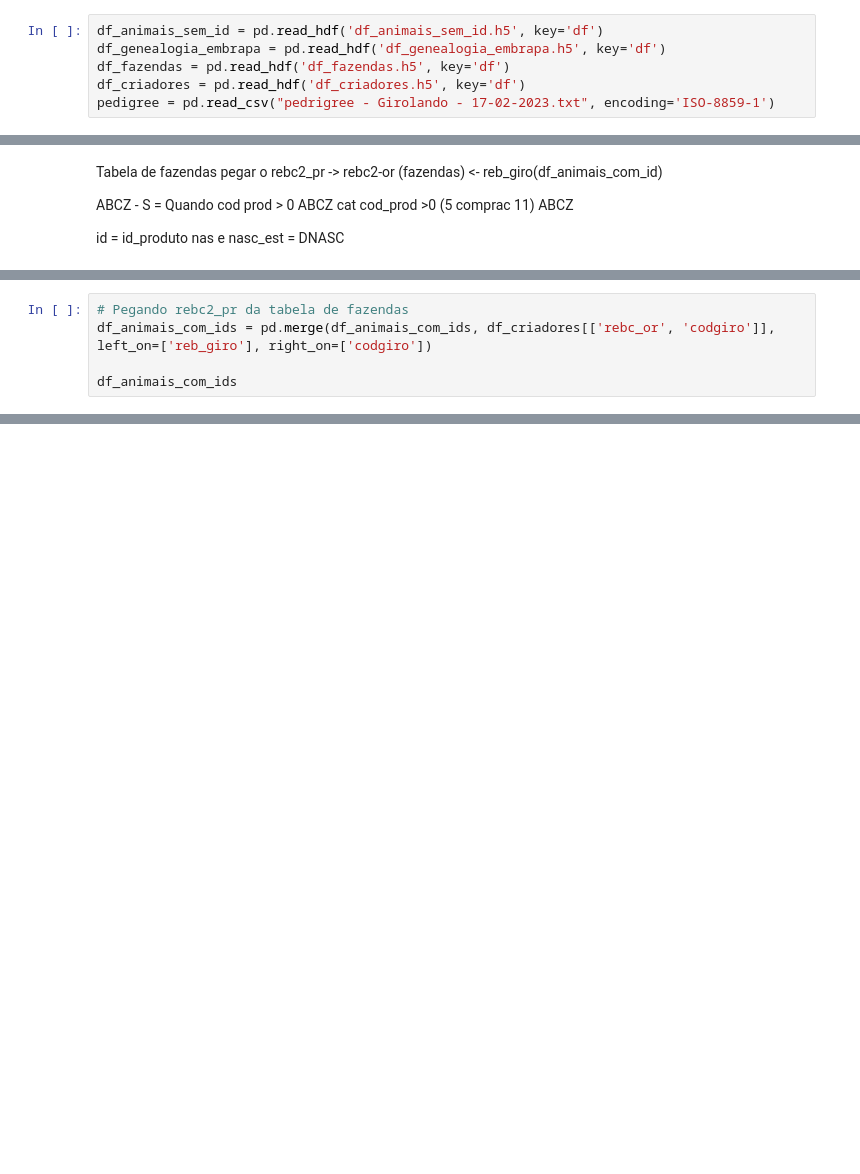
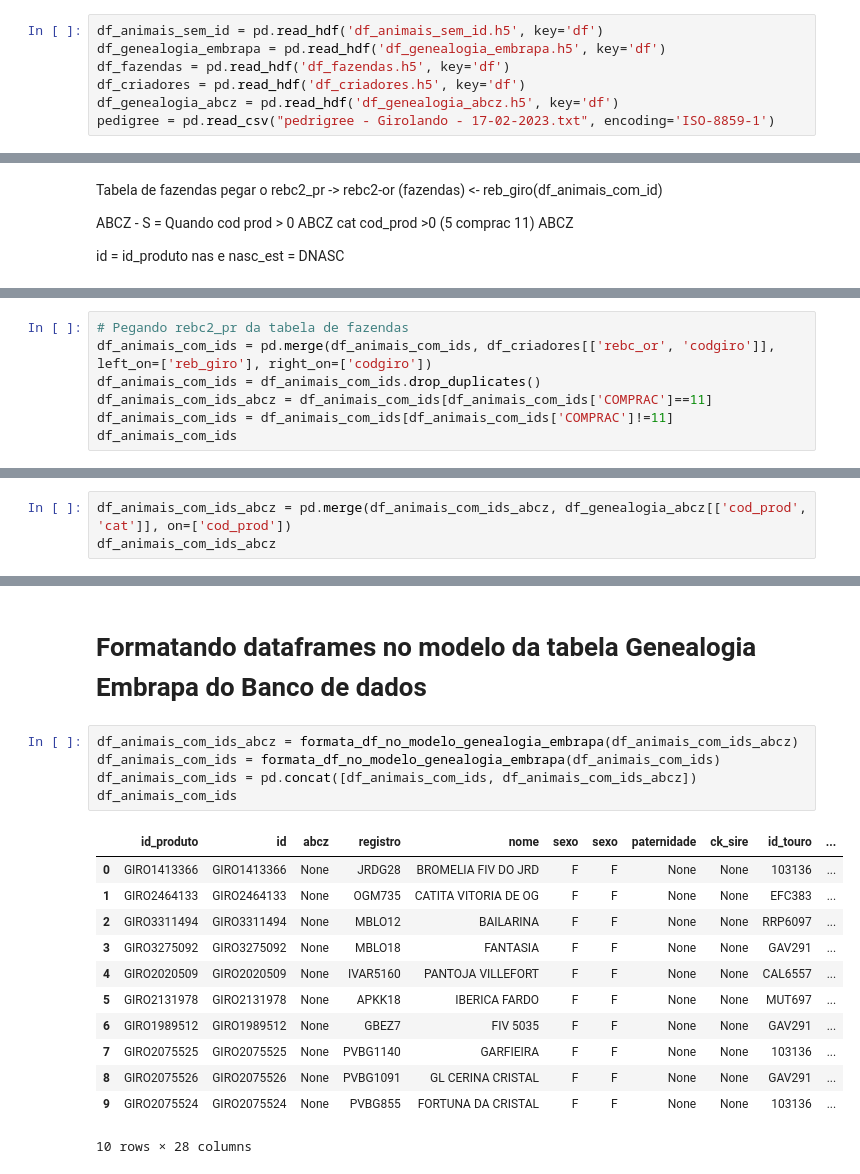
Before and after one commit to macheuz/dados_PNMGL, a Jupyter notebook: criando_id_produto_animais_sem_id.ipynb, the cells around one changed output, grey strips where cells are left out. Drawn from its saved outputs; the diff is of its cells as text; blank space fills up the shorter version.

```diff
--- a/criando_id_produto_animais_sem_id.ipynb
+++ b/criando_id_produto_animais_sem_id.ipynb
@@ -11,6 +67,7 @@ df_animais_sem_id = pd.read_hdf('df_animais_sem_id.h5', key='df')
 df_genealogia_embrapa = pd.read_hdf('df_genealogia_embrapa.h5', key='df')
 df_fazendas = pd.read_hdf('df_fazendas.h5', key='df')
 df_criadores = pd.read_hdf('df_criadores.h5', key='df')
+df_genealogia_abcz = pd.read_hdf('df_genealogia_abcz.h5', key='df')
 pedigree = pd.read_csv("pedrigree - Girolando - 17-02-2023.txt", encoding='ISO-8859-1')
 # %% [markdown]
 # Imprimindo dataframes
@@ -282,7 +368,9 @@ nas e nasc_est = DNASC
 # %%
 # Pegando rebc2_pr da tabela de fazendas
 df_animais_com_ids = pd.merge(df_animais_com_ids, df_criadores[['rebc_or', 'codgiro']], left_on=['reb_giro'], right_on=['codgiro'])
-
+df_animais_com_ids = df_animais_com_ids.drop_duplicates()
+df_animais_com_ids_abcz = df_animais_com_ids[df_animais_com_ids['COMPRAC']==11]
+df_animais_com_ids = df_animais_com_ids[df_animais_com_ids['COMPRAC']!=11]
 df_animais_com_ids
 # %% [output]
 |  | reb_giro | nomea | COMPRAC | RGVACA | nomep | GSPAI | RGPAI | nomem | GSMAE | RGMAE | ... | ... |
@@ -369,0 +408,3 @@ tt
+# %%
+df_animais_com_ids_abcz = pd.merge(df_animais_com_ids_abcz, df_genealogia_abcz[['cod_prod', 'cat']], on=['cod_prod'])
+df_animais_com_ids_abcz
@@ -369,0 +424,20 @@ tt
+# %% [markdown]
+# Formatando dataframes no modelo da tabela Genealogia Embrapa do Banco de dados
+# %%
+df_animais_com_ids_abcz = formata_df_no_modelo_genealogia_embrapa(df_animais_com_ids_abcz)
+df_animais_com_ids = formata_df_no_modelo_genealogia_embrapa(df_animais_com_ids)
+df_animais_com_ids = pd.concat([df_animais_com_ids, df_animais_com_ids_abcz])
+df_animais_com_ids
+# %% [output]
+|  | id_produto | id | abcz | registro | nome | sexo | sexo | paternidade | ck_sire | id_touro | ... |
+| 0 | GIRO1413366 | GIRO1413366 | None | JRDG28 | BROMELIA FIV DO JRD | F | F | None | None | 103136 | ... |
+| 1 | GIRO2464133 | GIRO2464133 | None | OGM735 | CATITA VITORIA DE OG | F | F | None | None | EFC383 | ... |
+| 2 | GIRO3311494 | GIRO3311494 | None | MBLO12 | BAILARINA | F | F | None | None | RRP6097 | ... |
+| 3 | GIRO3275092 | GIRO3275092 | None | MBLO18 | FANTASIA | F | F | None | None | GAV291 | ... |
+| 4 | GIRO2020509 | GIRO2020509 | None | IVAR5160 | PANTOJA VILLEFORT | F | F | None | None | CAL6557 | ... |
+| 5 | GIRO2131978 | GIRO2131978 | None | APKK18 | IBERICA FARDO | F | F | None | None | MUT697 | ... |
+| 6 | GIRO1989512 | GIRO1989512 | None | GBEZ7 | FIV 5035 | F | F | None | None | GAV291 | ... |
+| 7 | GIRO2075525 | GIRO2075525 | None | PVBG1140 | GARFIEIRA | F | F | None | None | 103136 | ... |
+| 8 | GIRO2075526 | GIRO2075526 | None | PVBG1091 | GL CERINA CRISTAL | F | F | None | None | GAV291 | ... |
+| 9 | GIRO2075524 | GIRO2075524 | None | PVBG855 | FORTUNA DA CRISTAL | F | F | None | None | 103136 | ... |
+10 rows × 28 columns
```
Also changed, not shown: parts of 24 cells of this notebook, 1 other file.
